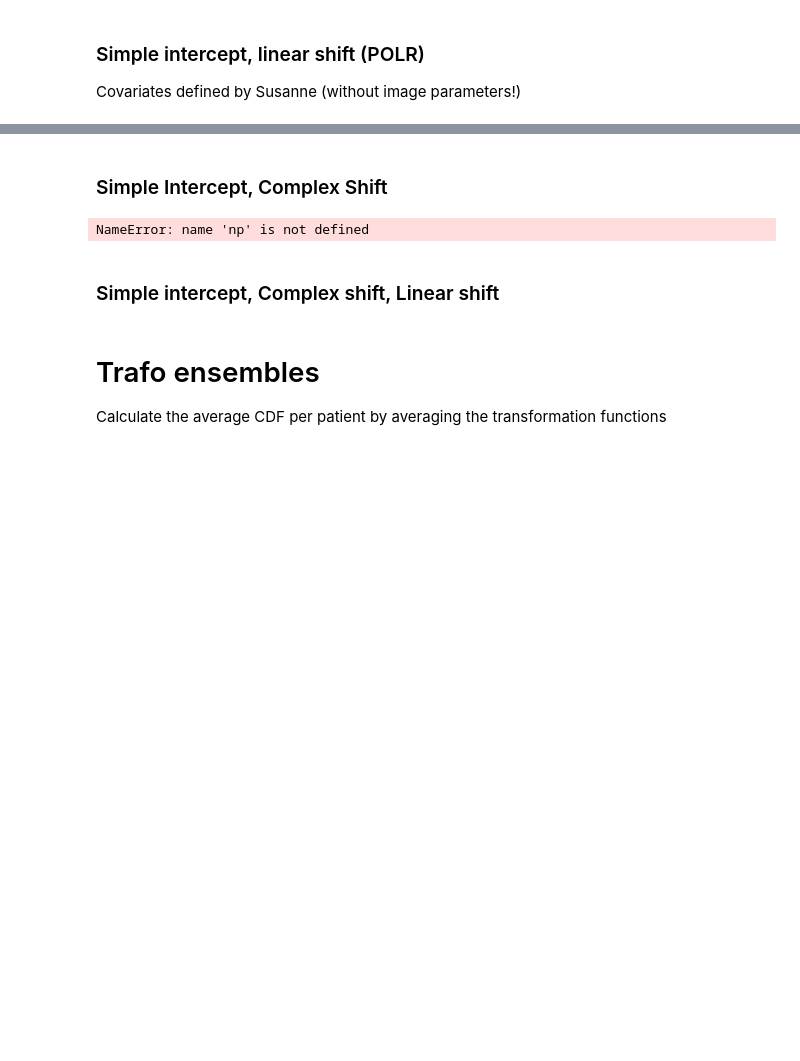
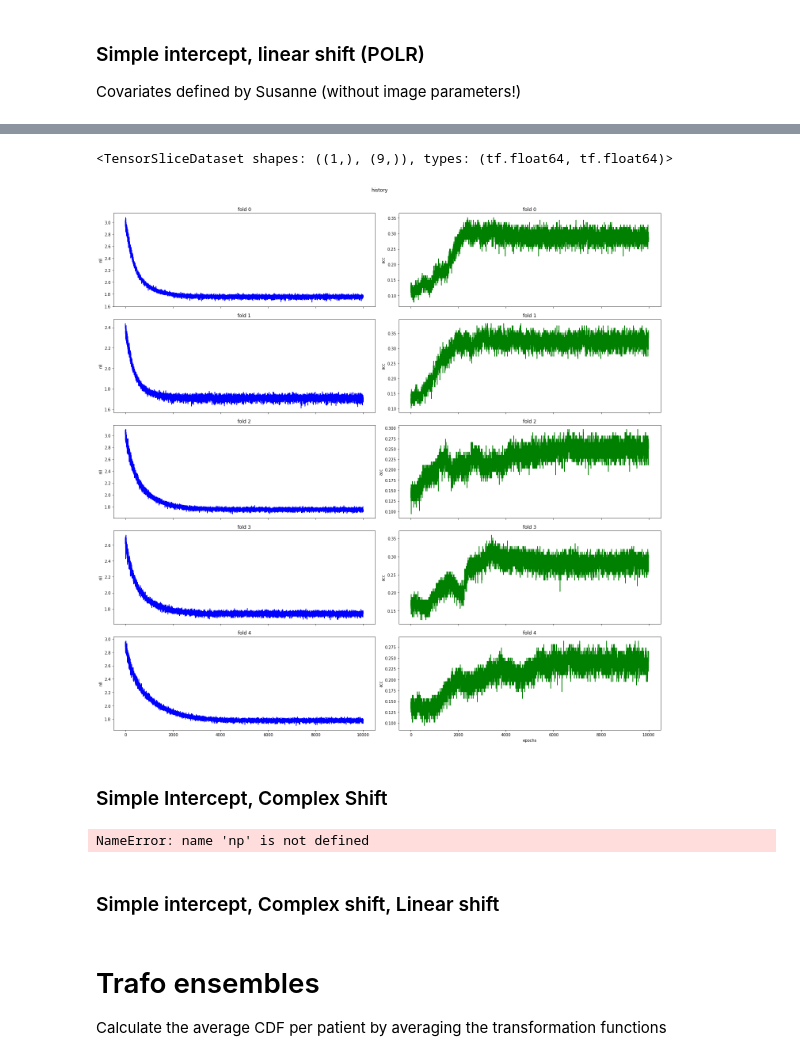
Before and after one commit to moritzisidor/stroke_AI, a Jupyter notebook: ontrams_3d_clinical_dwi.ipynb, the cells around one changed output, grey strips where cells are left out. Cells and saved outputs as stored; diff of their text form; code cells hidden in the pictures; blank space fills up the shorter version.

```diff
--- a/ontrams_3d_clinical_dwi.ipynb
+++ b/ontrams_3d_clinical_dwi.ipynb
@@ -579,7 +758,7 @@ folder_name = "SI_LSx/"
 # %%
 # Hyperparameters
 batch_size = 128
-epochs = 10000
+epochs = 2
 # %%
 j = 0
 my_seed = 1
@@ -715,3 +1068,41 @@ for f in range(len(train_idxes)):
+# %%
+#### Debug #####
+fold_hist = []
+for i in range(5):
+    h = pd.read_csv(OUTPUT_DIR + folder_name + "fold" + str(i) + "/" + "run" + str(0) + "/" + "history.csv")
+    fold_hist.append(h)
+# %%
+train_data
+# %% [output]
+<TensorSliceDataset shapes: ((1,), (9,)), types: (tf.float64, tf.float64)>
+# %%
+#### Debug #####
+fig, axs = plt.subplots(5, 2, sharex=True, figsize=(20, 20))
+
+# Plot on each subplot
+for i in range(5):
+    for j in range(2):
+        # Use the first y-axis for odd subplots and the second y-axis for even subplots
+        if j % 2 == 0:
+            axs[i, j].plot(fold_hist[i]["loss"], color='blue', label='nll')
+            axs[i, j].set_ylabel('nll')
+        else:
+            axs[i, j].plot(fold_hist[i]["acc"], color='green', label='acc')
+            axs[i, j].set_ylabel('acc')
+
+        axs[i, j].set_title(f'fold {i}')
+
+# Add labels and title
+fig.suptitle('history')
+plt.xlabel('epochs')
+
+# Adjust layout to prevent clipping of ylabel
+plt.tight_layout(rect=[0, 0, 1, 0.97])
+
+# Show the plot
+plt.show()
+# %% [output]
+[figure, added]
 # %% [markdown]
 ### Simple Intercept, Complex Shift
 # %%
```
Also changed, not shown: parts of 9 cells of this notebook, 7 other files.
